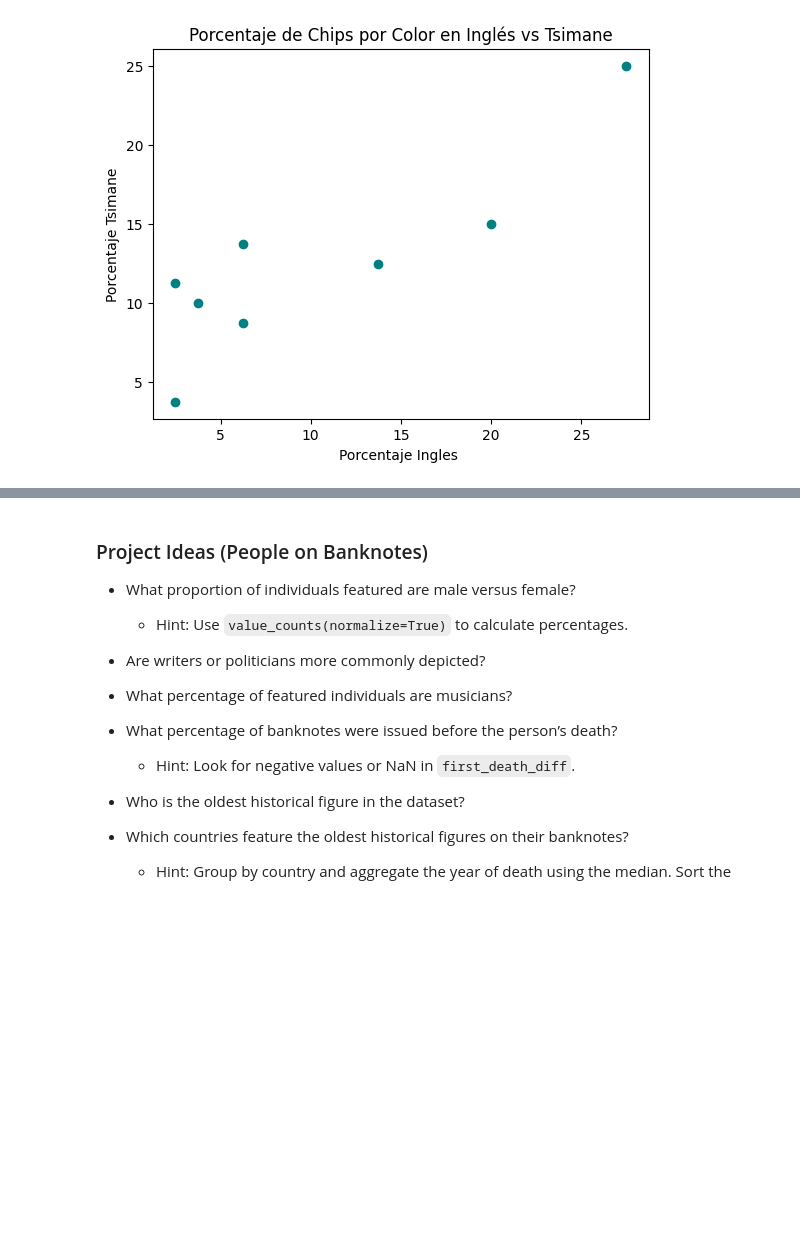
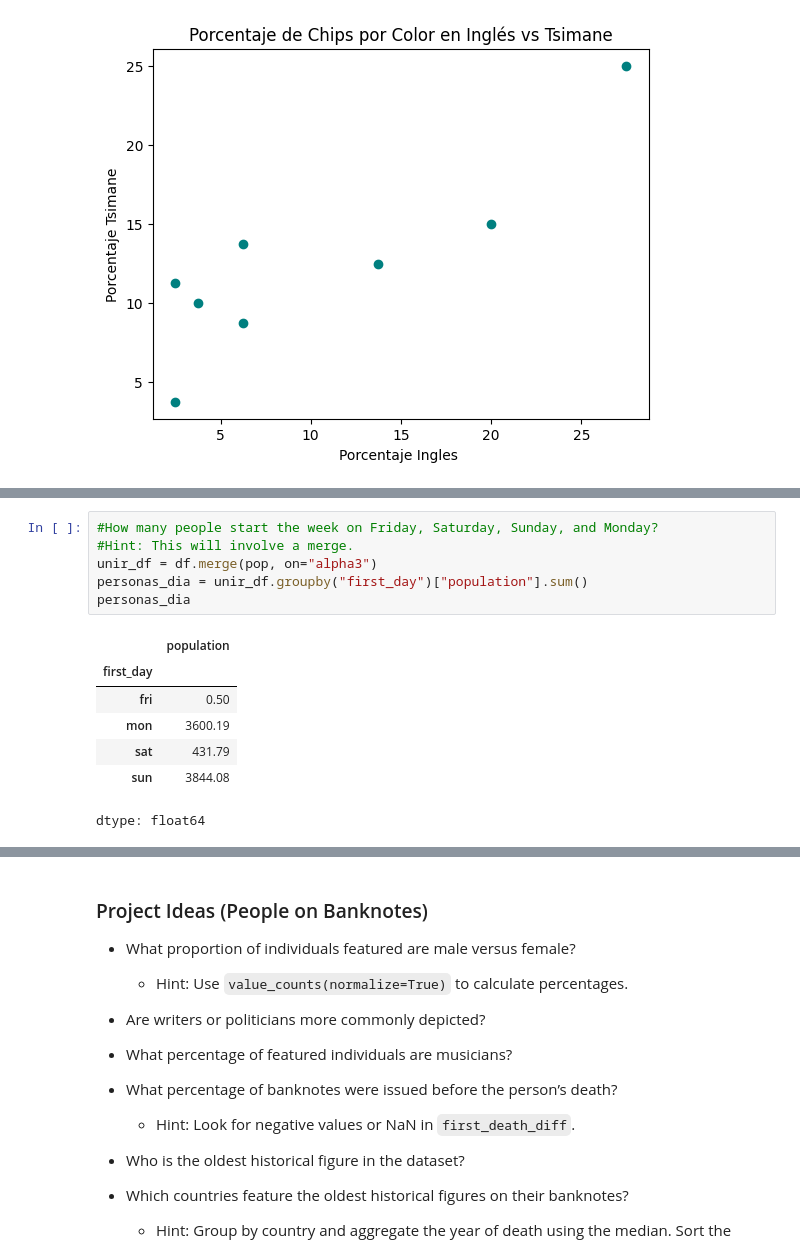
Before and after one commit to Lizbeth-Guerrero/MineriaDeDatos, a Jupyter notebook: Untitled0.ipynb, the cells around one changed output, grey strips where cells are left out. Saved outputs shown, nothing was run; the diff lists cells and outputs as text; blank space fills up the shorter version.

```diff
--- a/Untitled0.ipynb
+++ b/Untitled0.ipynb
@@ -1377,0 +1387,14 @@ What is the First Day of the Week?
+# %%
+#How many people start the week on Friday, Saturday, Sunday, and Monday?
+#Hint: This will involve a merge.
+unir_df = df.merge(pop, on="alpha3")
+personas_dia = unir_df.groupby("first_day")["population"].sum()
+personas_dia
+# %% [output]
+|  | population |
+| first_day |  |
+| fri | 0.50 |
+| mon | 3600.19 |
+| sat | 431.79 |
+| sun | 3844.08 |
+dtype: float64
```
Also changed, not shown: parts of 6 cells of this notebook.
